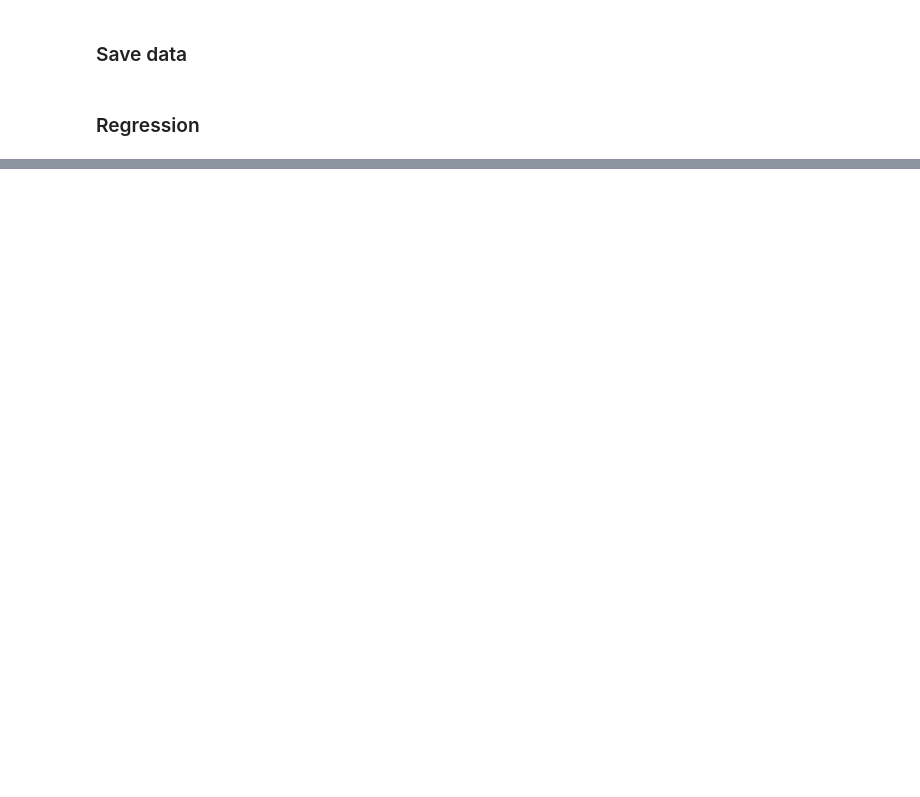
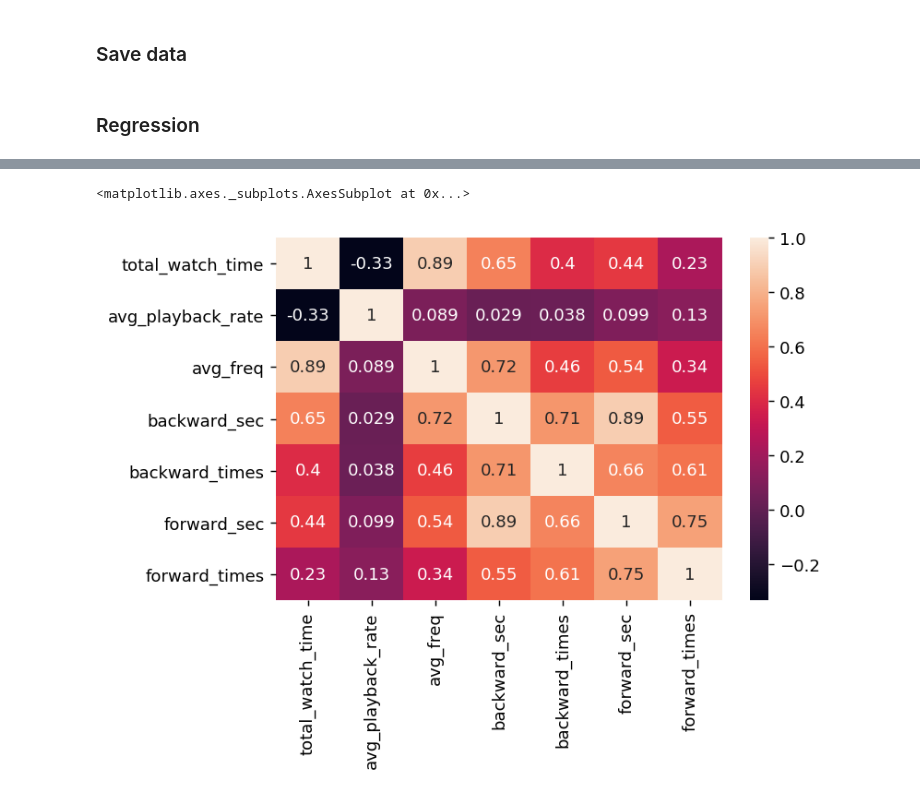
Before and after one commit to NerdIsMe/2019-Spring-Statistics-Project, a Jupyter notebook: code/許哲/資料整理 - DSAP107.ipynb, the cells around one changed output, grey strips where cells are left out. Drawn from its saved outputs; the diff is of its cells as text; code cells hidden in the pictures; blank space fills up the shorter version.

```diff
--- a/code/許哲/資料整理 - DSAP107.ipynb
+++ b/code/許哲/資料整理 - DSAP107.ipynb
@@ -128,0 +168,7 @@ strong multicollinearity or other numerical problems.
+# %%
+corr = data[["total_watch_time", 'avg_playback_rate','avg_freq','backward_sec',
+             'backward_times', 'forward_sec', 'forward_times']].corr()
+sns.heatmap(corr, annot=True)
+# %% [output]
+<matplotlib.axes._subplots.AxesSubplot at 0x...>
+[figure, added]
```
Also changed, not shown: parts of 9 cells of this notebook, 6 other files.
